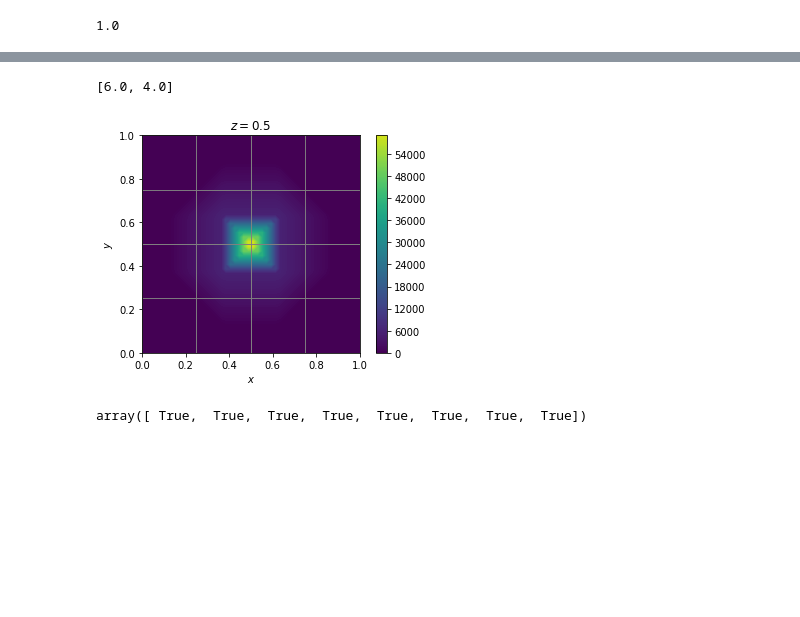
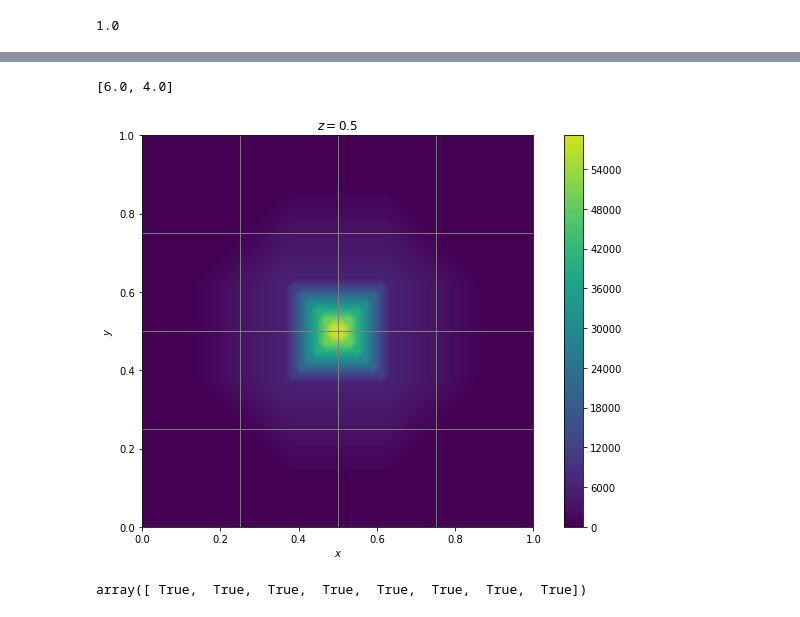
Before and after one commit to 314152718/amr-gpu, a Jupyter notebook: visualize.ipynb, the cells around one changed output, grey strips where cells are left out. Drawn from its saved outputs; the diff is of its cells as text; code cells hidden in the pictures; blank space fills up the shorter version.

```diff
--- a/visualize.ipynb
+++ b/visualize.ipynb
@@ -34,18 +37,17 @@ def rho_func(x, y, z, x0=0.5, y0=0.5, z0=0.5, sigma=sigma):
     rsq = (x - x0)**2 + (y - y0)**2 + (z - z0)**2
     return np.exp(-rsq / (2 * sigma)) / np.sqrt(2 * np.pi * sigma**3)
 
-def plot_rho_grad_slice(z, L=[0, 1, 2], num=50, ax=plt.gca()):
+def plot_rho_grad_slice(grid, z, L=[0, 1, 2], num=50, ax=plt.gca()):
     coord_min = grid.z - 1 / 2**(grid.L + 1)
     coord_max = grid.z + 1 / 2**(grid.L + 1)
     cond = (z >= coord_min) & (z <= coord_max)
     cond &= np.array(list(map(lambda x: x in L, grid.L)))
-    #print(cond)
     x_grid, y_grid = np.meshgrid(np.linspace(0, 1, num), np.linspace(0, 1, num), indexing='ij')
     rho_grad_x_grid = griddata((grid.x[cond], grid.y[cond]), grid.rho_grad_x[cond], (x_grid, y_grid), fill_value=0)
-    im = ax.contourf(x_grid, y_grid, rho_grad_x_grid, levels=200, vmin=min(grid.rho_grad), vmax=max(grid.rho_grad))
+    im = plt.contourf(x_grid, y_grid, rho_grad_x_grid, levels=200, vmin=min(grid.rho_grad_x), vmax=max(grid.rho_grad_x))
     return im, rho_grad_x_grid
 
-def plot_rho_slice(z, L=[0, 1, 2], num=50):
+def plot_rho_slice(grid, z, L=[0, 1, 2], num=50):
     coord_min = grid.z - 1 / 2**(grid.L + 1)
     coord_max = grid.z + 1 / 2**(grid.L + 1)
     cond = (z >= coord_min) & (z <= coord_max)
@@ -55,13 +57,11 @@ def plot_rho_slice(z, L=[0, 1, 2], num=50):
     im = plt.contourf(x_grid, y_grid, rho_grid, levels=200, vmin=min(grid.rho), vmax=max(grid.rho))
     return im
 
-def plot_grid_slice(z, color='black', L=[0, 1, 2]):
+def plot_grid_slice(grid, z, color='black', L=[0, 1, 2]):
     coord_min = [coord - 1 / 2**(grid.L + 1) for coord in [grid.x, grid.y, grid.z]]
     coord_max = [coord + 1 / 2**(grid.L + 1) for coord in [grid.x, grid.y, grid.z]]
     cond = (z >= coord_min[2]) & (z <= coord_max[2])
-    #print(cond)
     cond &= np.array(list(map(lambda x: x in L, grid.L)))
-    #print(cond)
     plt.plot(np.array([coord_min[0][cond], coord_min[0][cond], coord_max[0][cond], coord_max[0][cond], coord_min[0][cond]]), \
              np.array([coord_min[1][cond], coord_max[1][cond], coord_max[1][cond], coord_min[1][cond], coord_min[1][cond]]), \
                 color=color, lw=0.5)
@@ -73,26 +73,26 @@ try:
 except:
     plt_default_size = plt.rcParams["figure.figsize"]
 
-plt.rcParams["figure.figsize"] = plt_default_size
+plt.rcParams["figure.figsize"] = [1.8 * i for i in deepcopy(plt_default_size)]
 plt.show()
 plt.close()
 # %%
 print(plt_default_size)
 z = 0.5
-im = plot_rho_slice(z)
-plot_grid_slice(z, color='grey')
+im = plot_rho_slice(grid, z)
+plot_grid_slice(grid, z, color='grey')
 
 plt.rcParams["figure.figsize"] = [1.8 * i for i in deepcopy(plt_default_size)]
 plt.gca().set_aspect(1.)
 plt.xlabel(r'$x$')
 plt.ylabel(r'$y$')
 plt.title(r'$z = %.3g$' % z)
 plt.colorbar()
 plt.show()
 plt.close()
 # %% [output]
 [6.0, 4.0]
-[figure, old version]
+[figure, new version]
 # %%
 grid.z[grid.L==1]
 coord_min = grid.z - 1 / 2**(grid.L + 1)
```
Also changed, not shown: parts of 10 cells of this notebook, 3 other files.
